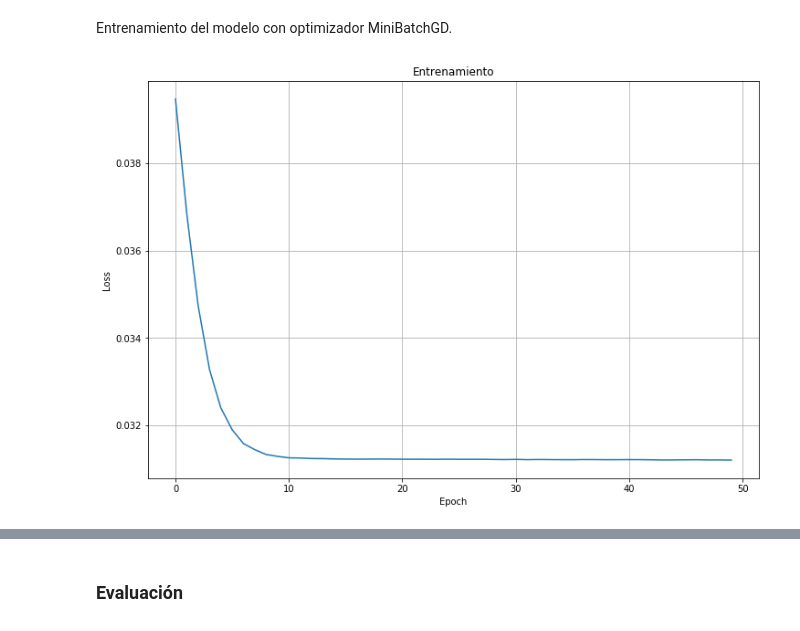
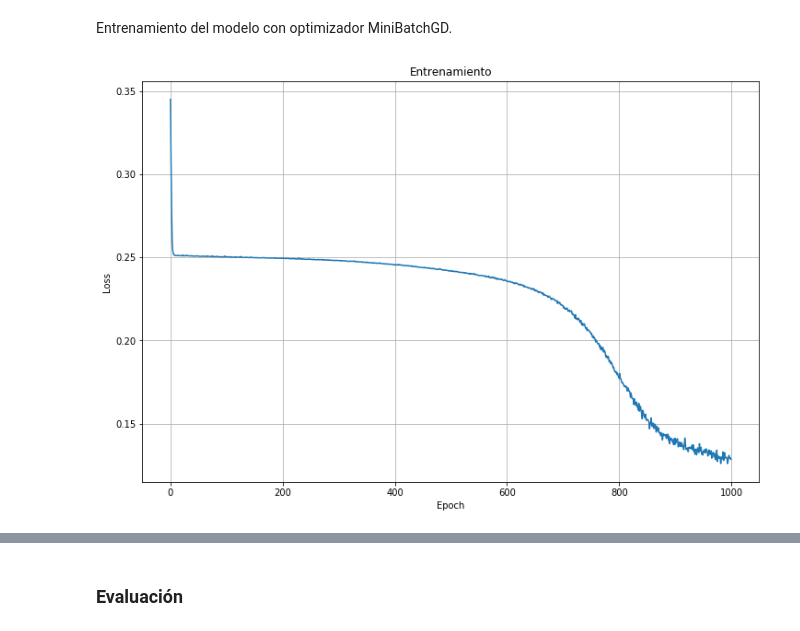
Before and after one commit to nhorro/ceai2020, a Jupyter notebook: deep_learning/clase_2/clase02-keritas.ipynb, the cells around one changed output, grey strips where cells are left out. Cells and saved outputs as stored; diff of their text form; code cells hidden in the pictures.

```diff
--- a/deep_learning/clase_2/clase02-keritas.ipynb
+++ b/deep_learning/clase_2/clase02-keritas.ipynb
@@ -128,23 +114,23 @@ class MiniBatchGDOptimizer:
         m = X_train.shape[1] # number of features
 
         train_history = []
-        params_history = []
         for i in range(amt_epochs):
             idx = np.random.permutation(X_train.shape[0])
             X_train = X_train[idx]
             y_train = y_train[idx]
 
             epoch_average_loss = 0
+            n_batches = 0
             for i in range(0, len(X_train), batch_size):
                 end = i + batch_size if i + batch_size <= len(X_train) else len(X_train)
                 batch_X = X_train[i: end]
                 batch_y = y_train[i: end]
                 batch_loss, params = callbacks["on_batch"](batch_X,batch_y,seqmodel,lr)
-                epoch_average_loss += np.sum(batch_loss) / len(X_train)
-            train_history.append(epoch_average_loss)
-            params_history.append(params)
+                epoch_average_loss += batch_loss
+                n_batches +=1
+            train_history.append(epoch_average_loss / n_batches)
 
-        return np.array(train_history),params_history
+        return np.array(train_history)
 
 def on_batch(X,y,seqmodel,lr):
     batch_size = X.shape[0]
@@ -235,30 +221,30 @@ OUTPUT_LAYER_N_NEURONS = 1
 # %% [markdown]
 Entrenamiento del modelo con optimizador MiniBatchGD.
 # %%
-LEARNING_RATE = 0.01
-BATCH_SIZE = 8
-N_EPOCHS = 50
+LEARNING_RATE = 0.5
+BATCH_SIZE = 256
+N_EPOCHS = 1000
 
 l0 = FullyConnected(INPUT_LAYER_N_FEAT,LAYER_1_N_NEURONS)
 l1 = FullyConnected(LAYER_2_N_INPUTS,LAYER_2_N_NEURONS)
 l2 = BinaryOutput(OUTPUT_LAYER_N_INPUTS)
 
 seqmodel = SequentialModel()
 seqmodel.add_layer(l0)
 seqmodel.add_layer(l1)
 seqmodel.add_layer(l2)
 
 optimizer = MiniBatchGDOptimizer()
-train_history,params_history = optimizer.train(seqmodel, X_train,y_train,LEARNING_RATE,N_EPOCHS,BATCH_SIZE,callbacks={
+train_history = optimizer.train(seqmodel, X_train,y_train,LEARNING_RATE,N_EPOCHS,BATCH_SIZE,callbacks={
     "on_batch": on_batch})
 
 epochs = np.arange(N_EPOCHS)
 plt.figure(figsize=(12,8))
 plt.plot(epochs,train_history)
 plt.grid(which="Both")
 plt.title("Entrenamiento")
 plt.xlabel("Epoch")
 plt.ylabel("Loss")
 plt.show()
 # %% [output]
-[figure, old version]
+[figure, new version]
```
Also changed, not shown: parts of 5 cells of this notebook, 1 other file.
